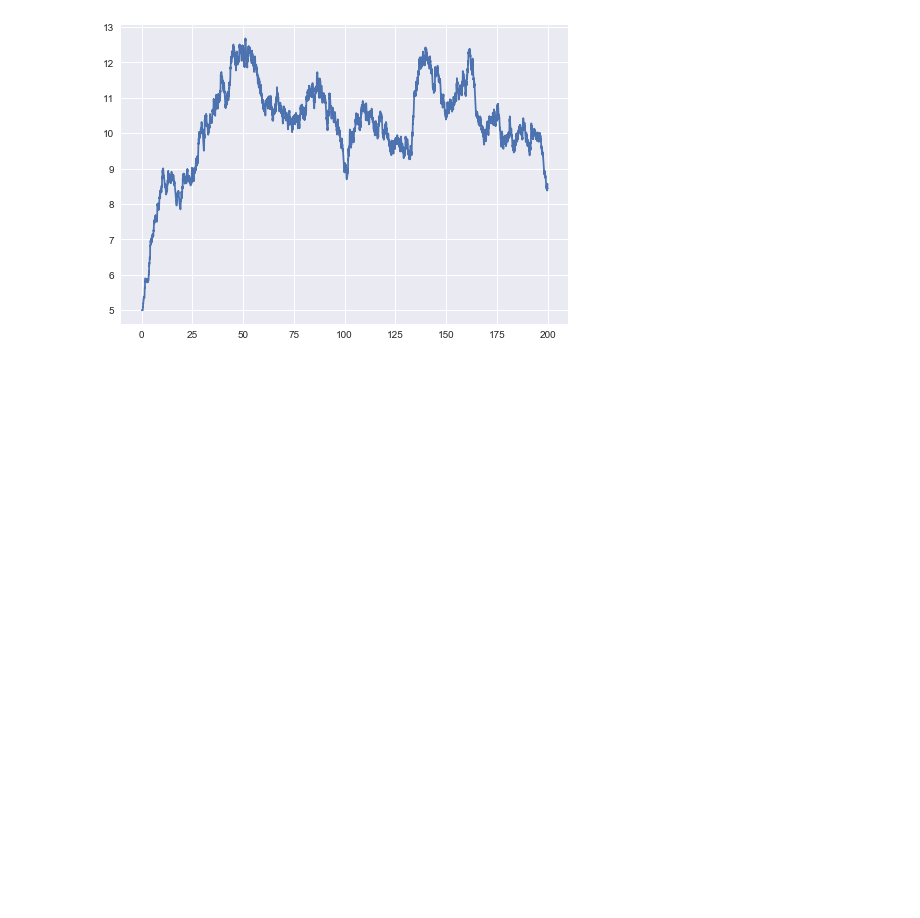
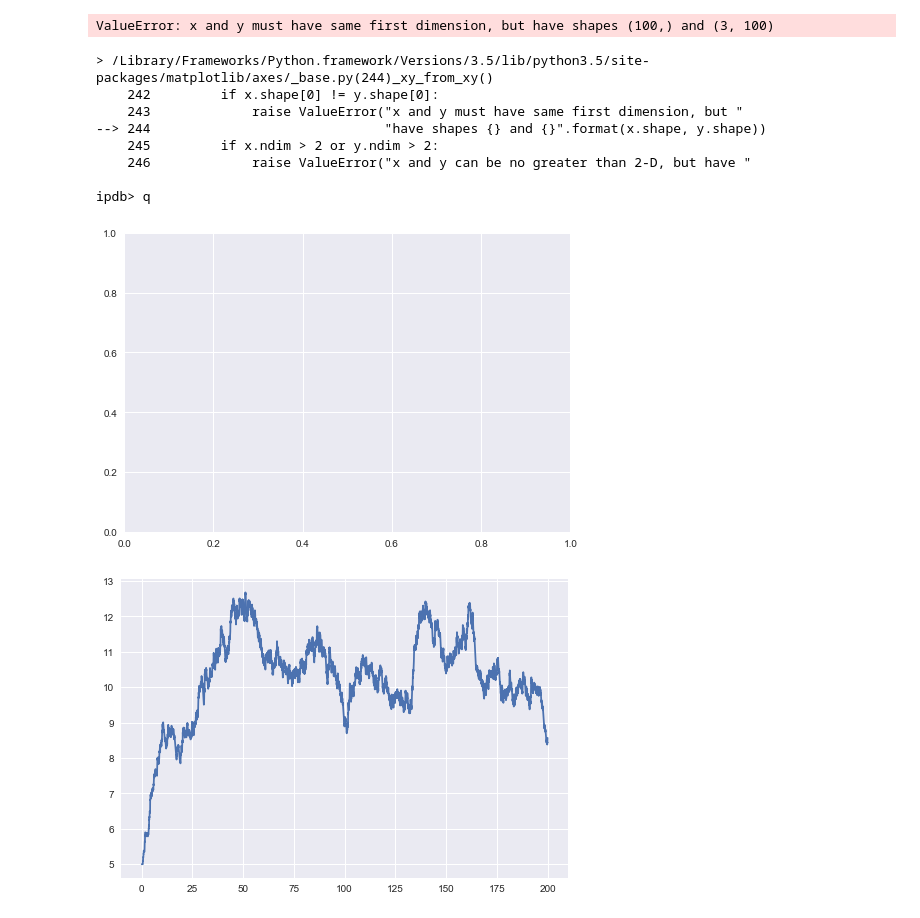
Before and after one commit to danmackinlay/branching_process, a Jupyter notebook: workbooks/hawkes_cts_dev.ipynb, the cells around one changed output. Drawn from its saved outputs; the diff is of its cells as text; code cells hidden in the pictures; blank space fills up the shorter version.

```diff
--- a/workbooks/hawkes_cts_dev.ipynb
+++ b/workbooks/hawkes_cts_dev.ipynb
@@ -40,3 +54,30 @@ plt.plot(evalpts, causal_phi.majorant(evalpts));
+# %%
+influence = reload(influence)
+exp_phi = influence.ExpKernel()
+causal_phi = influence.MaxwellKernel()
+evalpts = np.linspace(0, 10, 100)
+tau=np.array([1,2,3]).reshape(1,-1)
+
+plt.figure();
+plt.plot(evalpts, exp_phi(evalpts, tau=tau));
+plt.plot(evalpts, exp_phi.majorant(evalpts, tau=tau));
+plt.plot(evalpts, exp_phi.integrate(evalpts, tau=tau));
+
+plt.figure();
+plt.plot(evalpts, causal_phi(evalpts, tau=tau));
+plt.plot(evalpts, causal_phi.majorant(evalpts, tau=tau));
+plt.plot(evalpts, causal_phi.integrate(evalpts, tau=tau));
+# %% [output]
+ValueError: x and y must have same first dimension, but have shapes (100,) and (3, 100)
+> /Library/Frameworks/Python.framework/Versions/3.5/lib/python3.5/site-packages/matplotlib/axes/_base.py(244)_xy_from_xy()
+    242         if x.shape[0] != y.shape[0]:
+    243             raise ValueError("x and y must have same first dimension, but "
+--> 244                              "have shapes {} and {}".format(x.shape, y.shape))
+    245         if x.ndim > 2 or y.ndim > 2:
+    246             raise ValueError("x and y can be no greater than 2-D, but have "
+
+ipdb> q
+[figure, added]
 # %%
 import numpy.random
 numpy.random.seed(1238)
```
Also changed, not shown: parts of 6 cells of this notebook.
